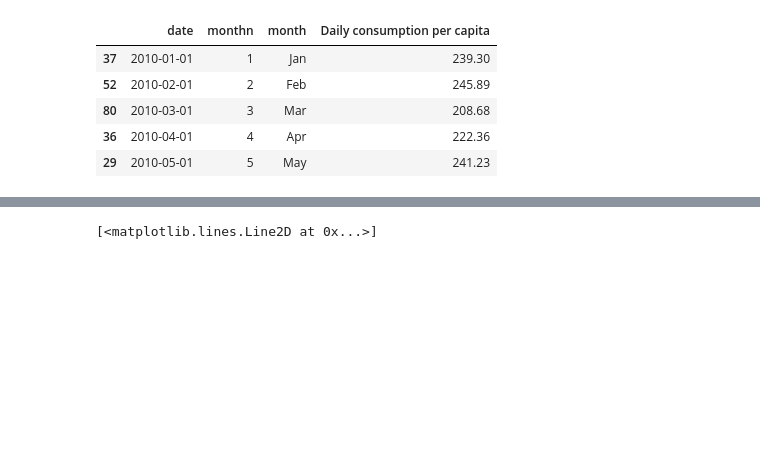
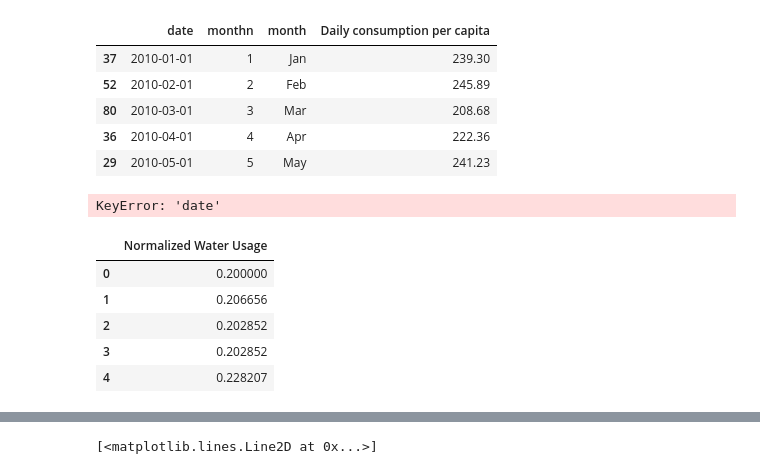
Before and after one commit to junchao530/ENEL400, a Jupyter notebook: water_analysis.ipynb, the cells around one changed output, grey strips where cells are left out. Cells and saved outputs as stored; diff of their text form; code cells hidden in the pictures; blank space fills up the shorter version.

```diff
--- a/water_analysis.ipynb
+++ b/water_analysis.ipynb
@@ -37,3 +37,18 @@ df.head()
 | 80 | 2010-03-01 | 3 | Mar | 208.68 |
 | 36 | 2010-04-01 | 4 | Apr | 222.36 |
 | 29 | 2010-05-01 | 5 | May | 241.23 |
+# %%
+df['year'] = df['date'].dt.year
+df.shape
+# %% [output]
+KeyError: 'date'
+# %%
+generated_data = pd.read_csv("generated_water_usage.csv")
+generated_data.head()
+# %% [output]
+|  | Normalized Water Usage |
+| 0 | 0.200000 |
+| 1 | 0.206656 |
+| 2 | 0.202852 |
+| 3 | 0.202852 |
+| 4 | 0.228207 |
```
Also changed, not shown: parts of 6 cells of this notebook, 19 other files.
